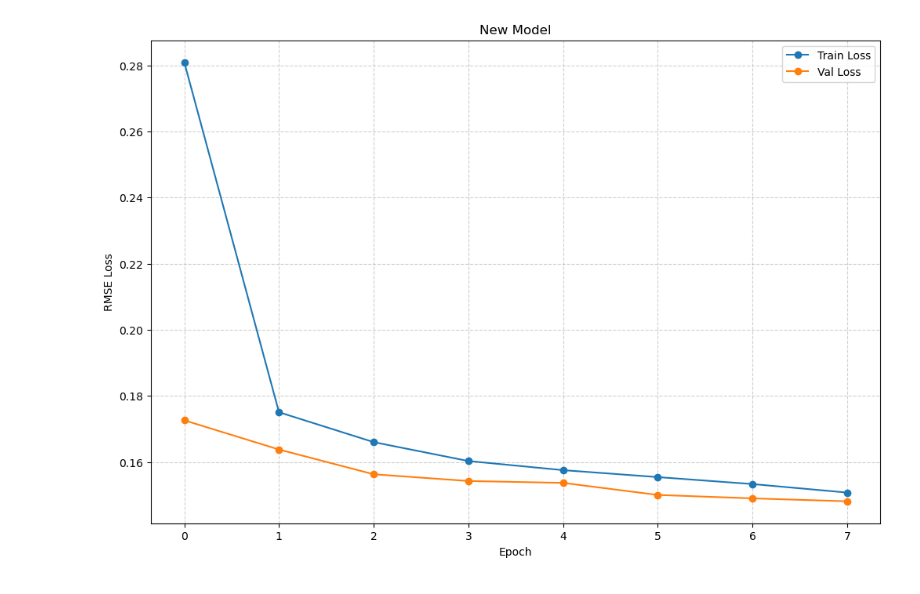
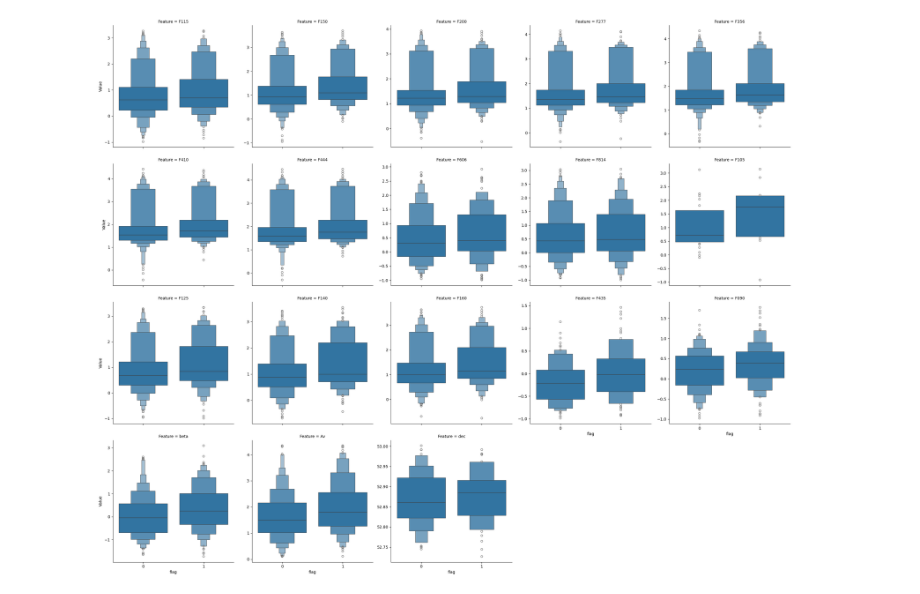
Before and after one commit to hartysimon-sketch/Galaxy-Classifier, a Jupyter notebook: Summer Research/Misc Notebooks/analysis_plots.ipynb, the cells around one changed output. Cells and saved outputs as stored; diff of their text form; code cells hidden in the pictures.

```diff
--- a/Summer Research/Misc Notebooks/analysis_plots.ipynb
+++ b/Summer Research/Misc Notebooks/analysis_plots.ipynb
@@ -13,0 +26,32 @@ fig.tight_layout()
+# %%
+tables = table_dir.rglob('*')
+df = pd.concat((pd.read_csv(t) for t in tables), ignore_index=True)
+
+ceers_flux = df.filter(regex='^FLUX_')
+ceers_err = df.filter(regex='^FLUXERR_')
+primer_flux = df.filter(regex='^f_f') / 10
+primer_err = df.filter(regex='^e_f') / 10
+
+df.drop((list(ceers_flux.columns) + list(primer_flux.columns)
+         + list(ceers_err.columns) + list(primer_err.columns)),
+         inplace=True, axis=1)
+
+ceers_flux.rename(columns=lambda x: x.replace('FLUX_', 'F'), inplace=True)
+primer_flux.rename(columns=lambda x: x.replace('f_f', 'F')[:-1], inplace=True)
+ceers_err.rename(columns=lambda x: x.replace('FLUXERR_', 'E'), inplace=True)
+primer_err.rename(columns=lambda x: x.replace('e_f', 'E')[:-1], inplace=True)
+
+combined_flux = ceers_flux.combine_first(primer_flux)
+combined_err = ceers_err.combine_first(primer_err)
+
+combined_flux = combined_flux.mask(combined_flux <= 0.1, np.nan)
+combined_err = combined_err.mask(combined_err <= 0.1, np.nan)
+
+df = pd.concat([df, np.log10(combined_flux), np.log10(combined_err)], axis=1)
+# %%
+in_features = list(combined_flux.columns) + ['beta', 'Av', 'dec']
+out_feature = 'flag'
+
+bad_av = df['Av'] == -99
+bad_beta = df['beta'] == -99
+df = df[~bad_beta | ~bad_av]
@@ -14,3 +78,17 @@ fig.tight_layout()
+# %%
+# melt -  basically expands df to each value of each in feature row has its own column
+df_melted = pd.melt(df, id_vars=[out_feature], value_vars=in_features,
+                    var_name='Feature', value_name='Value')
+
+# plot them in the sad whsker way
+g = sns.catplot(data=df_melted, x=out_feature,
+                y='Value', col='Feature',
+                kind='boxen', sharey=False,
+                col_wrap=5)
+
+plt.show()
+# %% [output]
+[figure, added]
 # %%
 # helper function to plot a model
 from pathlib import Path
@@ -37,10 +115,4 @@ def plot_loss(path, model, name=None):
     plt.legend()
     plt.grid(True, linestyle="--", alpha=0.6)
     plt.show()
-# %%
-model_path = "model_0.148.pth" # new model path
-model = GalaxyClassifier().to(DEVICE) # untrained model with same dimensions as the one in model_path
-plot_loss(model_path, model, name='New Model')
-# %% [output]
-[figure, removed]
 # %%
```
Also changed, not shown: parts of 11 cells of this notebook, 31 other files.
